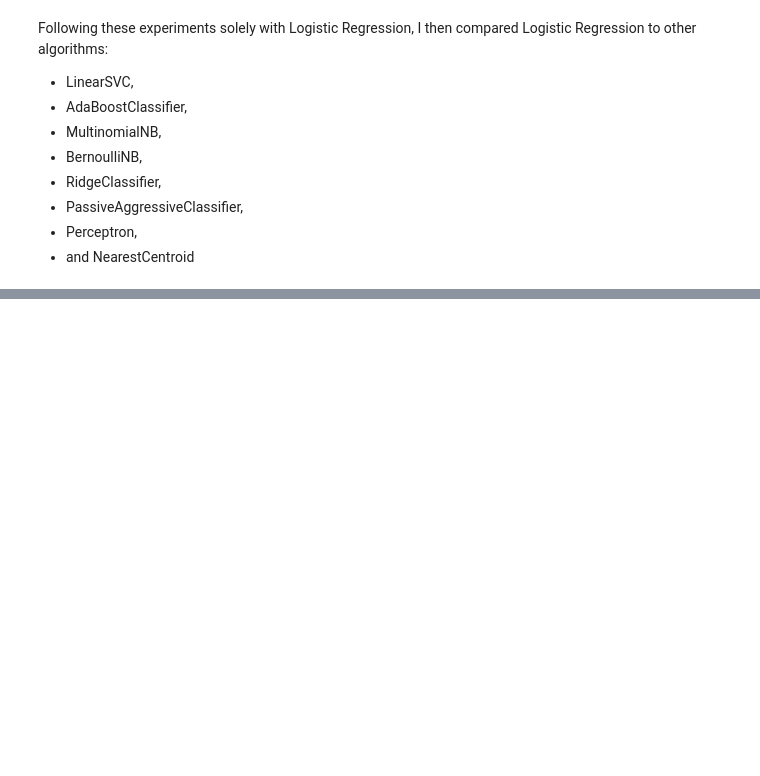
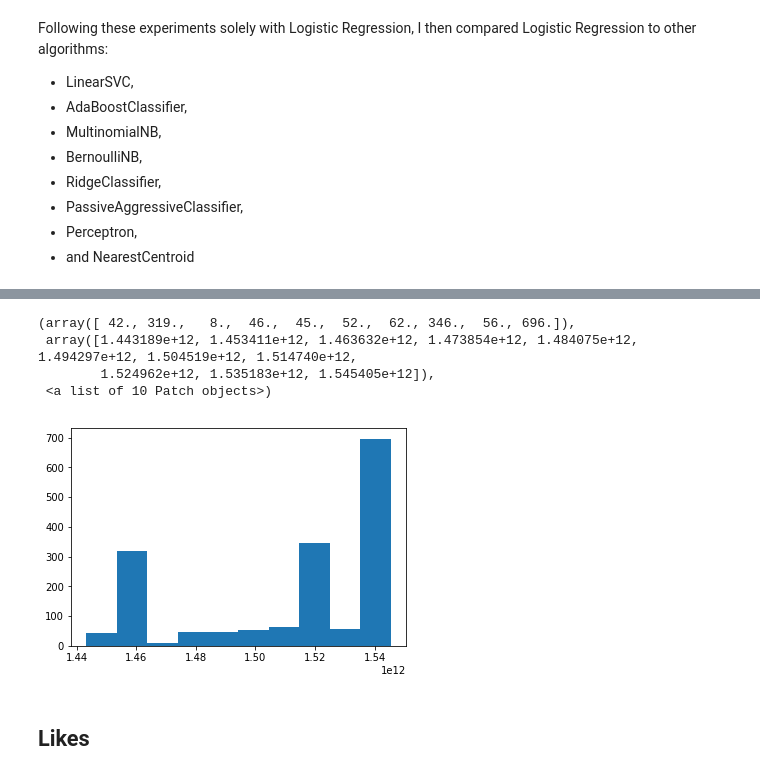
Before and after one commit to hrc27/Disaster_Project, a Jupyter notebook: Disaster_Project_Cleaned.ipynb, the cells around one changed output, grey strips where cells are left out. Saved outputs shown, nothing was run; the diff lists cells and outputs as text; code cells hidden in the pictures; blank space fills up the shorter version.

```diff
--- a/Disaster_Project_Cleaned.ipynb
+++ b/Disaster_Project_Cleaned.ipynb
@@ -69,0 +341,6 @@ Following these experiments solely with Logistic Regression, I then compared Log
+# %%
+AKQuake = pd.read_csv(f'Data/AKQuake.csv', low_memory=False)
+
+Alaska_Earthquake = pd.read_csv(f'Data/Alaska_Earthquake.csv', low_memory=False)
+
+AKEarthquake = pd.read_csv(f'Data/AKEarthquake.csv', low_memory=False)
@@ -69,0 +383,14 @@ Following these experiments solely with Logistic Regression, I then compared Log
+# %%
+frames = [AKQuake, AKEarthquake, Alaska_Earthquake]
+# %%
+total = pd.concat(frames)
+# %%
+plt.hist(total.created_at)
+# %% [output]
+(array([ 42., 319.,   8.,  46.,  45.,  52.,  62., 346.,  56., 696.]),
+ array([1.443189e+12, 1.453411e+12, 1.463632e+12, 1.473854e+12, 1.484075e+12, 1.494297e+12, 1.504519e+12, 1.514740e+12,
+        1.524962e+12, 1.535183e+12, 1.545405e+12]),
+ <a list of 10 Patch objects>)
+[figure, added]
+# %% [markdown]
+## Likes
```
Also changed, not shown: parts of 157 cells of this notebook.
